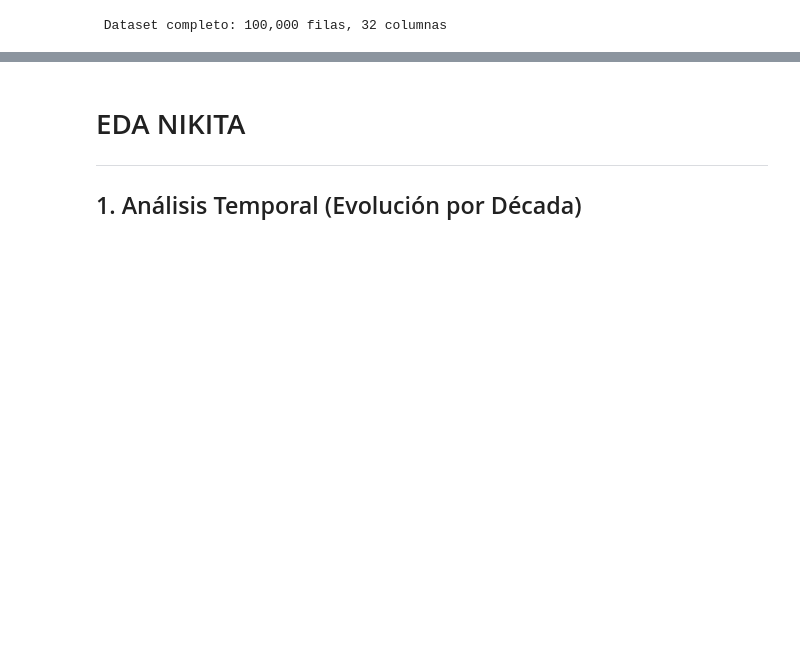
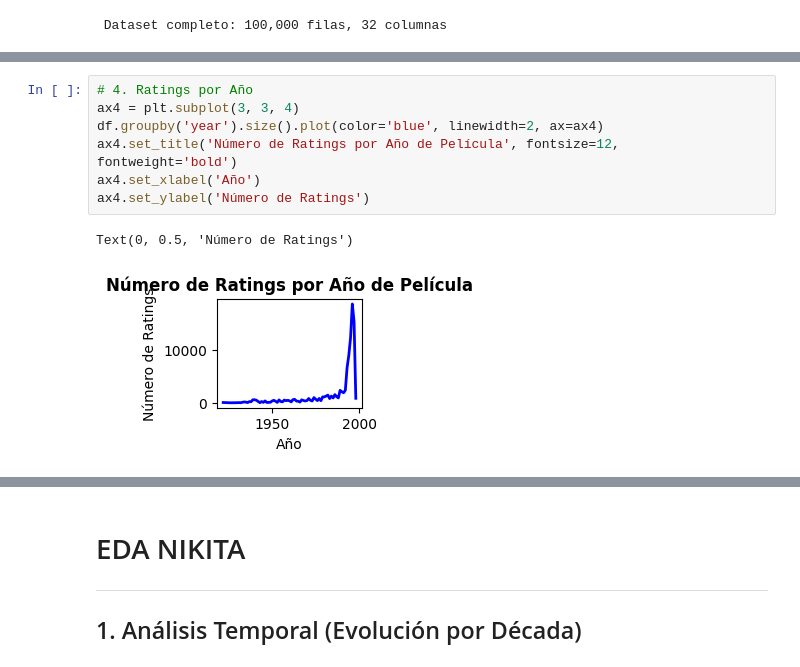
Before and after one commit to NNKTV28/4geeks_final_prod, a Jupyter notebook: src/explore.ipynb, the cells around one changed output, grey strips where cells are left out. Cells and saved outputs as stored; diff of their text form; blank space fills up the shorter version.

```diff
--- a/src/explore.ipynb
+++ b/src/explore.ipynb
@@ -64,0 +184,10 @@ Años: 1922 - 1998
+# %%
+# 4. Ratings por Año
+ax4 = plt.subplot(3, 3, 4)
+df.groupby('year').size().plot(color='blue', linewidth=2, ax=ax4)
+ax4.set_title('Número de Ratings por Año de Película', fontsize=12, fontweight='bold')
+ax4.set_xlabel('Año')
+ax4.set_ylabel('Número de Ratings')
+# %% [output]
+Text(0, 0.5, 'Número de Ratings')
+[figure, added]
```
Also changed, not shown: parts of 19 cells of this notebook, 2 other files.
